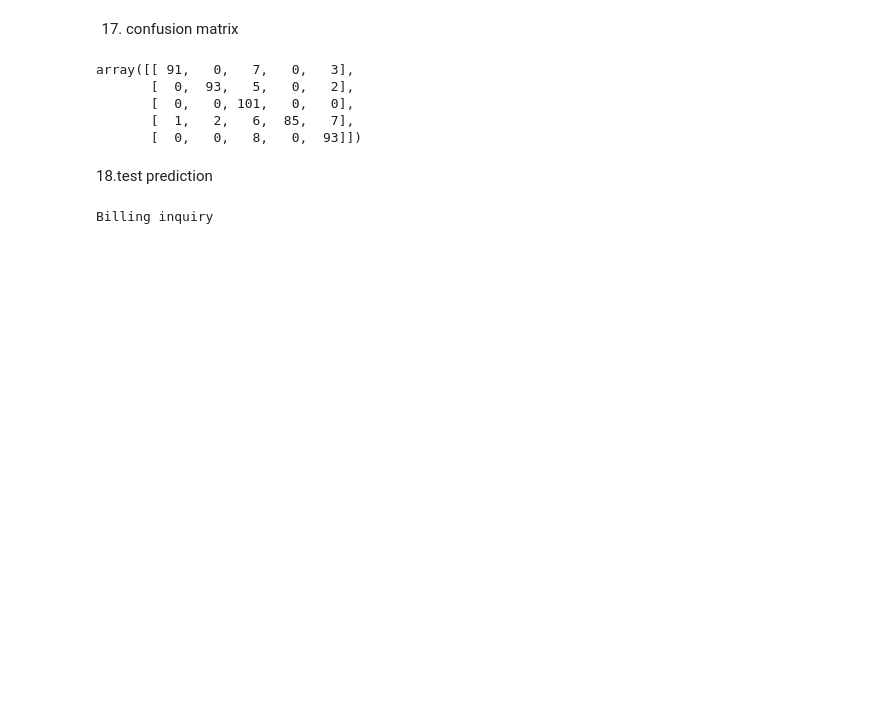
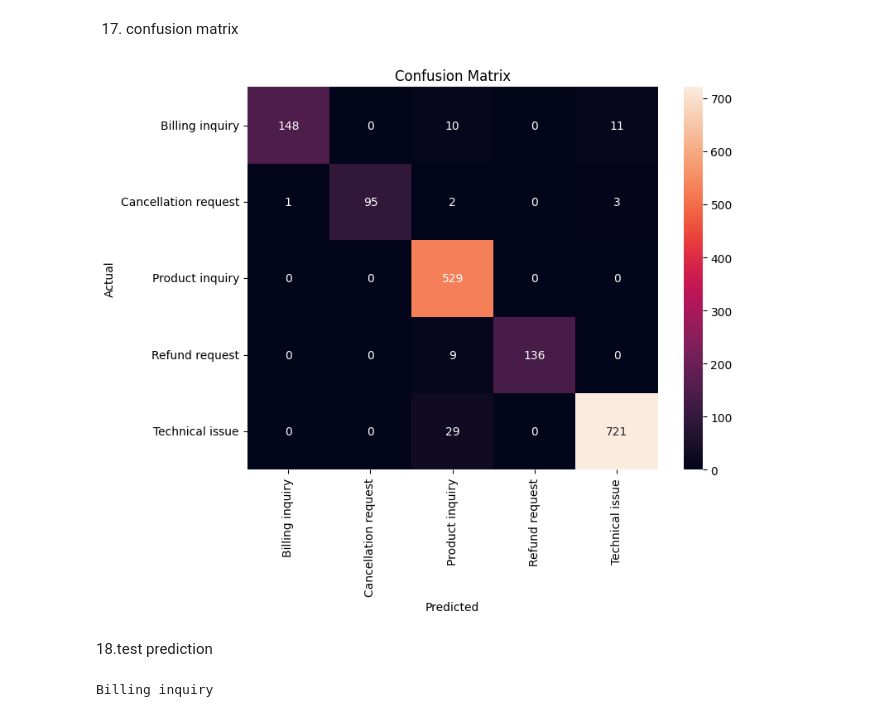
Before and after one commit to akshithasamudrala9515/Support-Ticket-Classifier, a Jupyter notebook: Support_Ticket_Classifier.ipynb, the cells around one changed output. Saved outputs shown, nothing was run; the diff lists cells and outputs as text; code cells hidden in the pictures; blank space fills up the shorter version.

```diff
--- a/Support_Ticket_Classifier.ipynb
+++ b/Support_Ticket_Classifier.ipynb
@@ -277,2 +394,15 @@ print(
 # %% [markdown]
 15. train model
+# %%
+from sklearn.feature_extraction.text import TfidfVectorizer
+
+tfidf = TfidfVectorizer(
+    max_features=30000,
+    ngram_range=(1,3),
+    sublinear_tf=True,
+    stop_words="english"
+)
+
+X_train_tfidf = tfidf.fit_transform(X_train)
+
+X_test_tfidf = tfidf.transform(X_test)
@@ -281,7 +417,9 @@ from sklearn.linear_model import LogisticRegression
 
 
 model = LogisticRegression(
-    max_iter=1000
+    C=5,
+    max_iter=3000,
+    class_weight="balanced"
 )
 
 
@@ -341,18 +468,30 @@ Cancellation request       0.98      0.93      0.95       100
 # %% [markdown]
 17. confusion matrix
-# %%
-cm = confusion_matrix(
-    y_test,
-    y_pred
-)
-
-cm
-# %% [output]
-array([[ 91,   0,   7,   0,   3],
-       [  0,  93,   5,   0,   2],
-       [  0,   0, 101,   0,   0],
-       [  1,   2,   6,  85,   7],
-       [  0,   0,   8,   0,  93]])
+# %%
+import seaborn as sns
+
+cm = confusion_matrix(
+    y_test,
+    y_pred
+)
+
+plt.figure(figsize=(8,6))
+
+sns.heatmap(
+    cm,
+    annot=True,
+    fmt="d",
+    xticklabels=model.classes_,
+    yticklabels=model.classes_
+)
+
+plt.xlabel("Predicted")
+plt.ylabel("Actual")
+plt.title("Confusion Matrix")
+
+plt.show()
+# %% [output]
+[figure, added]
 # %% [markdown]
 18.test prediction
 # %%
```
Also changed, not shown: parts of 33 cells of this notebook, 5 other files.
